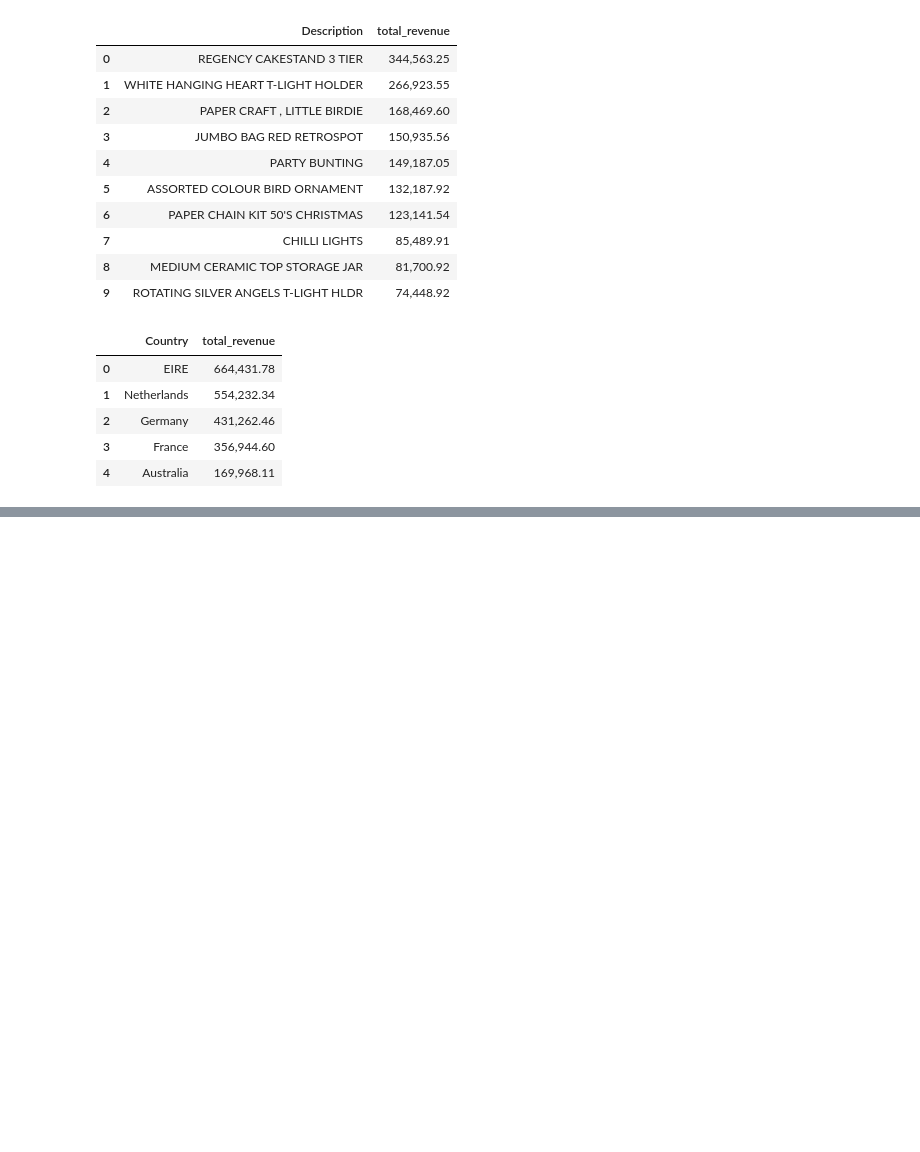
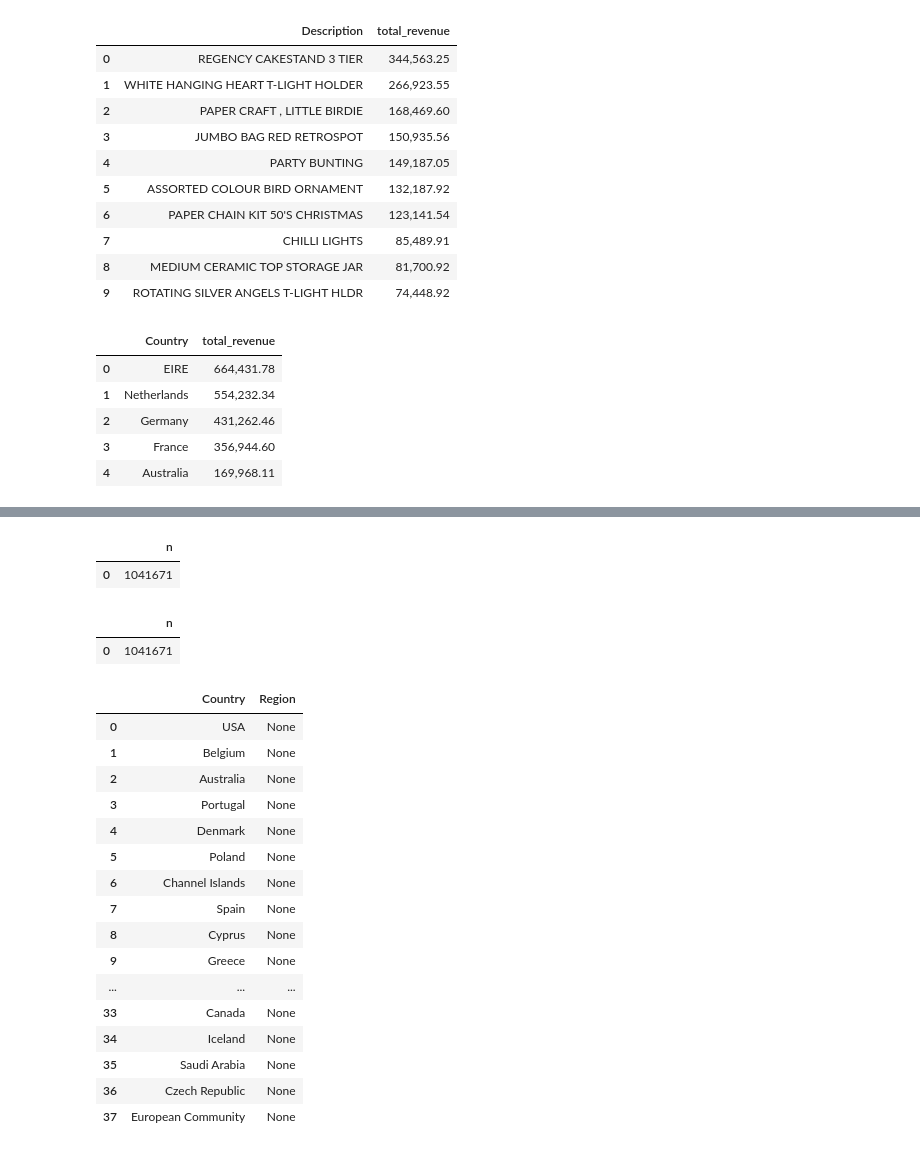
Before and after one commit to z0etar0twh/online-retail-analysis, a Jupyter notebook: online-retail-analysis.ipynb, the cells around one changed output, grey strips where cells are left out. Cells and saved outputs as stored; diff of their text form; code cells hidden in the pictures; blank space fills up the shorter version.

```diff
--- a/online-retail-analysis.ipynb
+++ b/online-retail-analysis.ipynb
@@ -454,0 +565,8 @@ LIMIT 5
+# %%
+regions = pd.DataFrame({
+    'Country': ['United Kingdom', 'EIRE', 'Germany', 'France', 'Netherlands'],
+    'Region':  ['British Isles', 'British Isles', 'Western Europe', 'Western Europe', 'Western Europe']
+})
+regions.to_sql('regions', conn, index=False, if_exists='replace')
+
+q("SELECT * FROM regions")
@@ -454,0 +598,39 @@ LIMIT 5
+# %%
+q("SELECT COUNT(*) AS n FROM retail")
+# %% [output]
+|  | n |
+| 0 | 1041671 |
+# %%
+q("""
+SELECT COUNT(*) AS n
+FROM retail
+LEFT JOIN regions ON retail.Country = regions.Country
+""")
+# %% [output]
+|  | n |
+| 0 | 1041671 |
+# %%
+# страны, оставшиеся без региона
+q("""
+SELECT DISTINCT retail.Country, regions.Region
+FROM retail LEFT JOIN regions ON retail.Country = regions.Country
+WHERE regions.Region IS NULL
+""")
+# %% [output]
+|  | Country | Region |
+| 0 | USA | None |
+| 1 | Belgium | None |
+| 2 | Australia | None |
+| 3 | Portugal | None |
+| 4 | Denmark | None |
+| 5 | Poland | None |
+| 6 | Channel Islands | None |
+| 7 | Spain | None |
+| 8 | Cyprus | None |
+| 9 | Greece | None |
+| ... | ... | ... |
+| 33 | Canada | None |
+| 34 | Iceland | None |
+| 35 | Saudi Arabia | None |
+| 36 | Czech Republic | None |
+| 37 | European Community | None |
```
Also changed, not shown: parts of 9 cells of this notebook.
